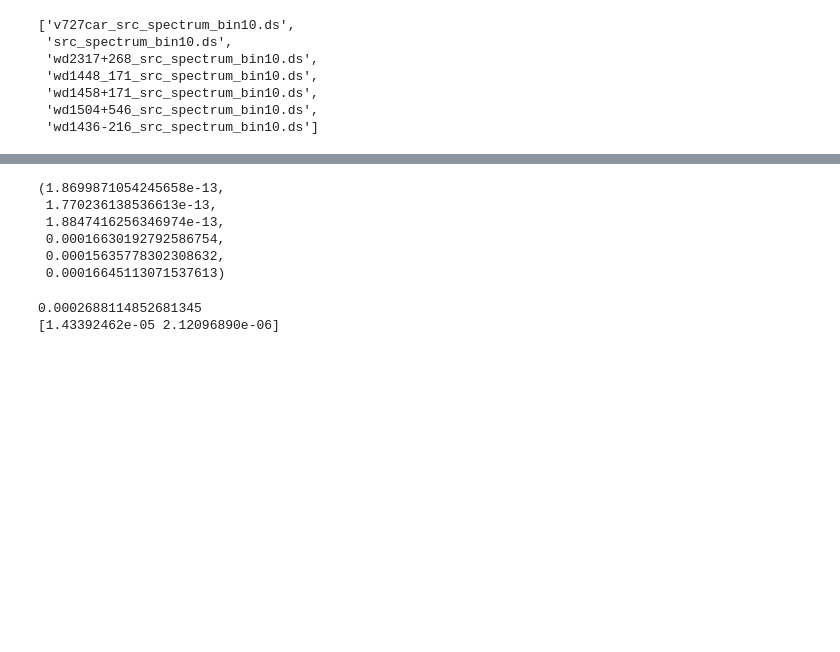
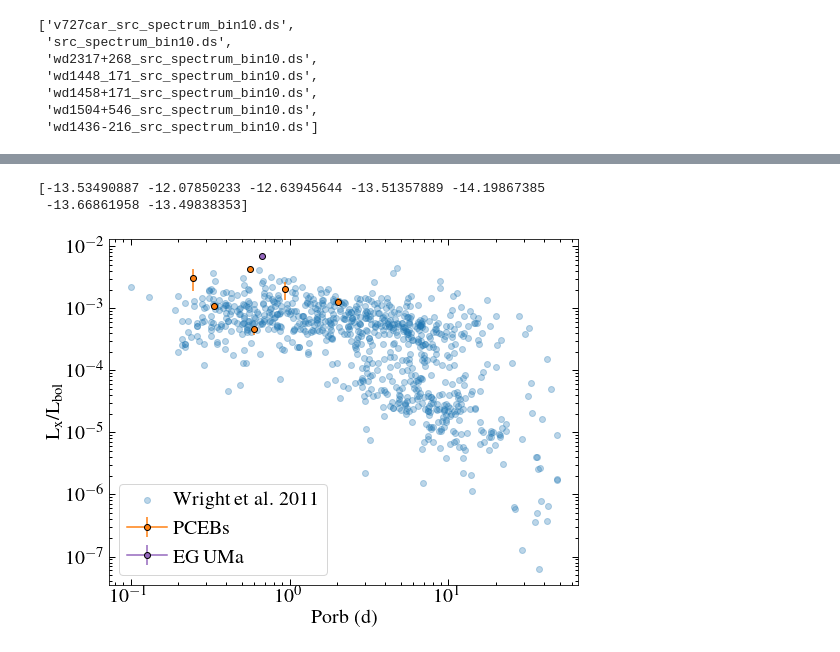
Before and after one commit to davidjwilson/pceb, a Jupyter notebook: xmm/all/all_xspec.ipynb, the cells around one changed output, grey strips where cells are left out. Cells and saved outputs as stored; diff of their text form; code cells hidden in the pictures; blank space fills up the shorter version.

```diff
--- a/xmm/all/all_xspec.ipynb
+++ b/xmm/all/all_xspec.ipynb
@@ -447,9 +322,4 @@ print(np.array(fluxes)/np.array(fluxes_el))
 # %%
-s.flux
+lstars = [-2.51, -2.51, -2.51, -1.62, -2.51, -1.93, -3.11] #estimating from spectral type
+prot = [0.596, 0.668,0.563,2.018,0.246,0.931,0.337] #from pceb_bob
+dstar = [39.90,28.71,42.99,176.38,220.93,189.98, 29.22] #from odette
-# %% [output]
-(1.8699871054245658e-13,
- 1.770236138536613e-13,
- 1.8847416256346974e-13,
- 0.00016630192792586754,
- 0.00015635778302308632,
- 0.00016645113071537613)
@@ -456,14 +330,44 @@ s.flux
 # %%
-# fx, fxel, fxeu = s.flux[0]*u.erg/u.cm**2/u.s, (s.flux[0]-s.flux[1])*u.erg/u.cm**2/u.s, (s.flux[2]-s.flux[0])*u.erg/u.cm**2/u.s
-# d = (1000/23.39160255904337)*u.pc
-# p = 0.56*u.d
-# lstar = (10**-2.5)*u.Lsun
-# lx = (fx*(d.to(u.cm))**2).to(u.Lsun)
-# lx_star = lx/lstar
-# print(lx_star)
-# lx_star_err =  np.array(lx_star*[fxel/fx, fxeu/fx])
-# print(lx_star_err)
+plt.figure(figsize=(8,6))
+# -12.1730
+print(np.log10(fluxes))
+
+for i, star in enumerate(stars):
+    fx, fxel, fxeu = fluxes[i]*u.erg/u.cm**2/u.s, fluxes_el[i]*u.erg/u.cm**2/u.s, fluxes_eu[i]*u.erg/u.cm**2/u.s
+    d = dstar[i]*u.pc
+    p = prot[i]*u.d
+    lstar = (10**lstars[i])*u.Lsun
+    lx = (4*np.pi)*(fx*(d.to(u.cm))**2).to(u.Lsun) #0.797 conversion factor from Wright+11
+    lx_star = lx/lstar
+    # print(lx_star)
+    lx_star_err =  np.array(lx_star*[fxel/fx, fxeu/fx])
+    # print(lx_star_err)
+    if star == 'eguma':
+        plt.errorbar(p, lx_star, yerr= [[lx_star_err[0]],[lx_star_err[1]]], marker='o', c='C4', markeredgecolor='k', label='EG\,UMa')
+    else:
+        plt.errorbar(p, lx_star, yerr= [[lx_star_err[0]],[lx_star_err[1]]], marker='o', c='C1', markeredgecolor='k', label='PCEBs')
+#     if star == 'eguma':
+#         fx = (10**-12.1730)*u.erg/u.cm**2/u.s
+#         lx = (fx*(d.to(u.cm))**2).to(u.Lsun)
+#         lx_star = lx/lstar
+#         plt.errorbar(p, lx_star, yerr= [[lx_star_err[0]],[lx_star_err[1]]], marker='o', c='C2', markeredgecolor='k')
+
+
+plt.scatter(xraydata['Prot'], 10**xraydata['Lx/bol'], marker='o', alpha=0.3, label='Wright et al. 2011')
+plt.xscale('log')
+plt.yscale('log')
+handles, labels = plt.gca().get_legend_handles_labels()
+by_label = dict(zip(labels, handles))
+plt.legend(by_label.values(), by_label.keys(), frameon=True)
+
+# plt.legend()
+plt.xlabel('Porb (d)')
+plt.ylabel('L$_{\mathrm{x}}$/L$_{\mathrm{bol}}$')
+plt.tight_layout()
+plt.savefig('../plots/eg_uma_Lx_prot.png', facecolor='w')
+plt.savefig('../plots/eg_uma_Lx_prot.pdf', facecolor='w')
 # %% [output]
-0.0002688114852681345
-[1.43392462e-05 2.12096890e-06]
+[-13.53490887 -12.07850233 -12.63945644 -13.51357889 -14.19867385
+ -13.66861958 -13.49838353]
+[figure, added]
 # %%
```
Also changed, not shown: parts of 10 cells of this notebook, 7 other files.
